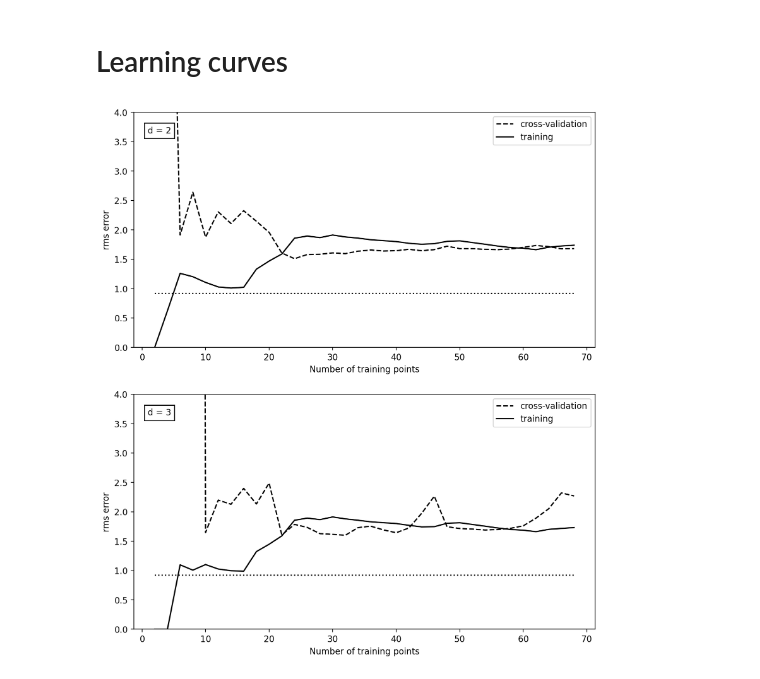
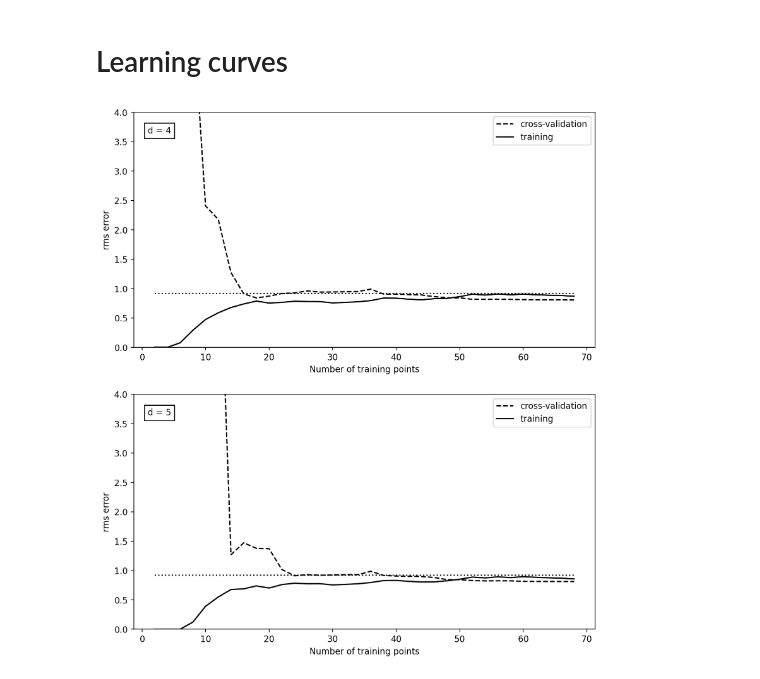
Before and after one commit to EdoSanto/astrostatistics_bicocca_2024, a Jupyter notebook: working/Supernova distances and redshifts (part 1).ipynb, the cells around one changed output. Cells and saved outputs as stored; diff of their text form; code cells hidden in the pictures.

```diff
--- a/working/Supernova distances and redshifts (part 1).ipynb
+++ b/working/Supernova distances and redshifts (part 1).ipynb
@@ -222,7 +177,7 @@ sigma_test = 0.1
 model = BasisFunctionRegression('gaussian', mu=X_gridtest, sigma=sigma_test)
 model.fit(z_sample.reshape(-1,1), mu_sample, dmu)
 
-y_pred_basis = model.predict(z_sample.reshape(-1,1))
+y_pred_basis = model.predict(X_new.reshape(-1,1))
 print(model.coef_)
 # %% [output]
 [20.8016672   3.5091414   3.7469782   3.8019351   4.11376634  4.13199757
@@ -246,5 +278,5 @@ from astroML.linear_model import NadarayaWatson
 model = NadarayaWatson(kernel='gaussian', h=0.05)
 model.fit(z_sample.reshape(-1,1),mu_sample)
 
-y_pred_kernel = model.predict(z_sample.reshape(-1,1))
+y_pred_kernel = model.predict(X_new.reshape(-1,1))
 # %%
@@ -260,0 +355,8 @@ plt.ylim(35,50)
+# %%
+bwrange = np.linspace(0.01,0.2,8)
+K=10
+
+grid = GridSearchCV(NadarayaWatson(), {'kernel':['gaussian'],'h': bwrange}, scoring = 'neg_root_mean_squared_error', cv= K) # Try each bandwidth with K-folds
+grid.fit(z_sample[:,np.newaxis], mu_sample)
+h_opt = grid.best_params_
+print(h_opt)
@@ -260,0 +367,28 @@ plt.ylim(35,50)
+# %%
+model_hand = PolynomialRegression(4)
+model_func = PolynomialRegression(5)
+
+model_hand.fit(z_sample[:,np.newaxis], mu_sample,dmu) # in this case dy is irrelevant because errors are homoscedastic
+model_func.fit(z_sample[:,np.newaxis], mu_sample,dmu)
+mu_fit_h = model_hand.predict(X_new[:,np.newaxis])
+mu_fit_f = model_func.predict(X_new[:,np.newaxis])
+plt.plot(X_new, mu_fit_h, label='Fit by handy cv using all data')
+plt.plot(X_new, mu_fit_f, label='Fit by astroML cv using all data')
+
+model_hand.fit(z_train[:,np.newaxis], y_train) # in this case dy is irrelevant because errors are homoscedastic
+model_func.fit(z_train[:,np.newaxis], y_train)
+mu_fit_h = model_hand.predict(X_new[:,np.newaxis])
+mu_fit_f = model_func.predict(X_new[:,np.newaxis])
+plt.plot(X_new, mu_fit_h, label='Fit by handy cv using only training data')
+plt.plot(X_new, mu_fit_f, label='Fit by astroML cv using only training data')
+
+plt.errorbar(z_train, mu_train, dmu[0:len(z_train)], fmt='.k', ecolor='gray', lw=1,label='Training data')
+plt.errorbar(z_cv, mu_cv, dmu[0:len(z_cv)], fmt='.r', ecolor='red', lw=1, label='Validation data')
+
+plt.plot(X_new, mu_true, '--', c='gray',label='true')
+
+plt.xlabel("z")
+plt.ylabel("$\mu$")
+plt.xlim(0,1.8)
+plt.ylim(35,48)
+plt.legend(loc='lower right')
@@ -266,34 +403,34 @@ Nrange = np.arange(2, len(z_train), 2)
 fig = plt.figure(figsize=(10, 10))
 fig.subplots_adjust(left=0.15, top=0.95)
 
-for subplot, d in zip([211, 212], [2, 3]):
+for subplot, d in zip([211, 212], [4, 5]):
     ax = fig.add_subplot(subplot)
     training_err = np.zeros(Nrange.shape)
     crossval_err = np.zeros(Nrange.shape)
 
     for j, N in enumerate(Nrange):
 
         model = PolynomialRegression(d)
         model.fit(z_train[:N].reshape(-1,1),  mu_train[:N])
 
         y_train = model.predict(z_train[:N].reshape(-1,1))
         y_cv = model.predict(z_cv[:N].reshape(-1,1))
 
         training_err[j] = np.sqrt(np.sum((y_train[:N] - mu_train[:N]) ** 2)  / len(mu_train[:N]))
         crossval_err[j] = np.sqrt(np.sum((y_cv[:N] - mu_cv[:N]) ** 2) / len(mu_cv[:N]))
 
     ax.plot(Nrange, crossval_err, '--k', label='cross-validation')
     ax.plot(Nrange, training_err, '-k', label='training')
     ax.plot(Nrange, dmu[0] * np.ones(Nrange.shape), ':k')
     ax.legend(loc=1)
     ax.text(0.03, 0.94, "d = %i" % d, transform=ax.transAxes,
             ha='left', va='top', bbox=dict(ec='k', fc='w'))
 
     ax.set_ylim(0, 4)
 
     ax.set_xlabel('Number of training points')
     ax.set_ylabel('rms error')
 
 plt.show()
 # %% [output]
-[figure, old version]
+[figure, new version]
```
Also changed, not shown: parts of 22 cells of this notebook, 1 other file.
